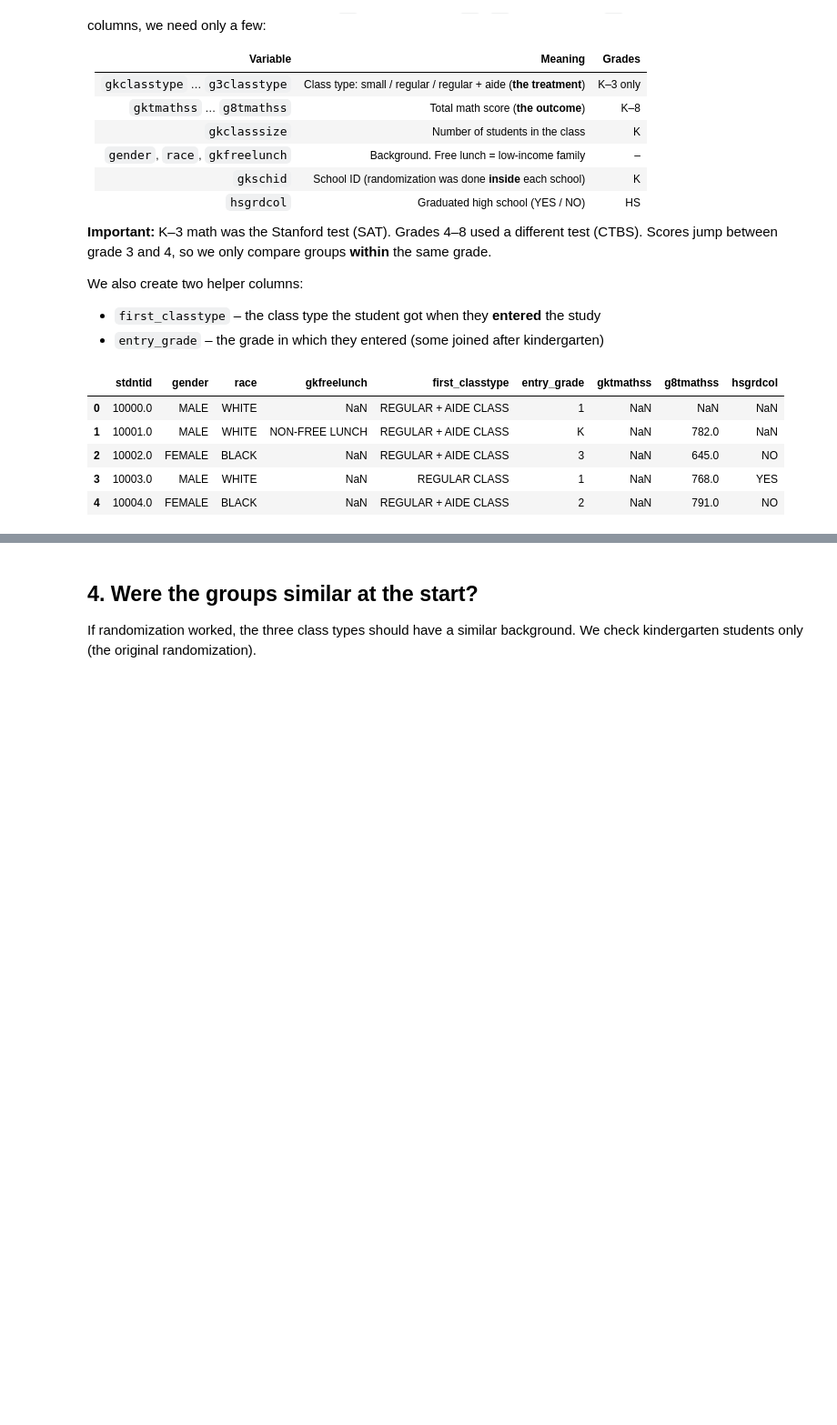
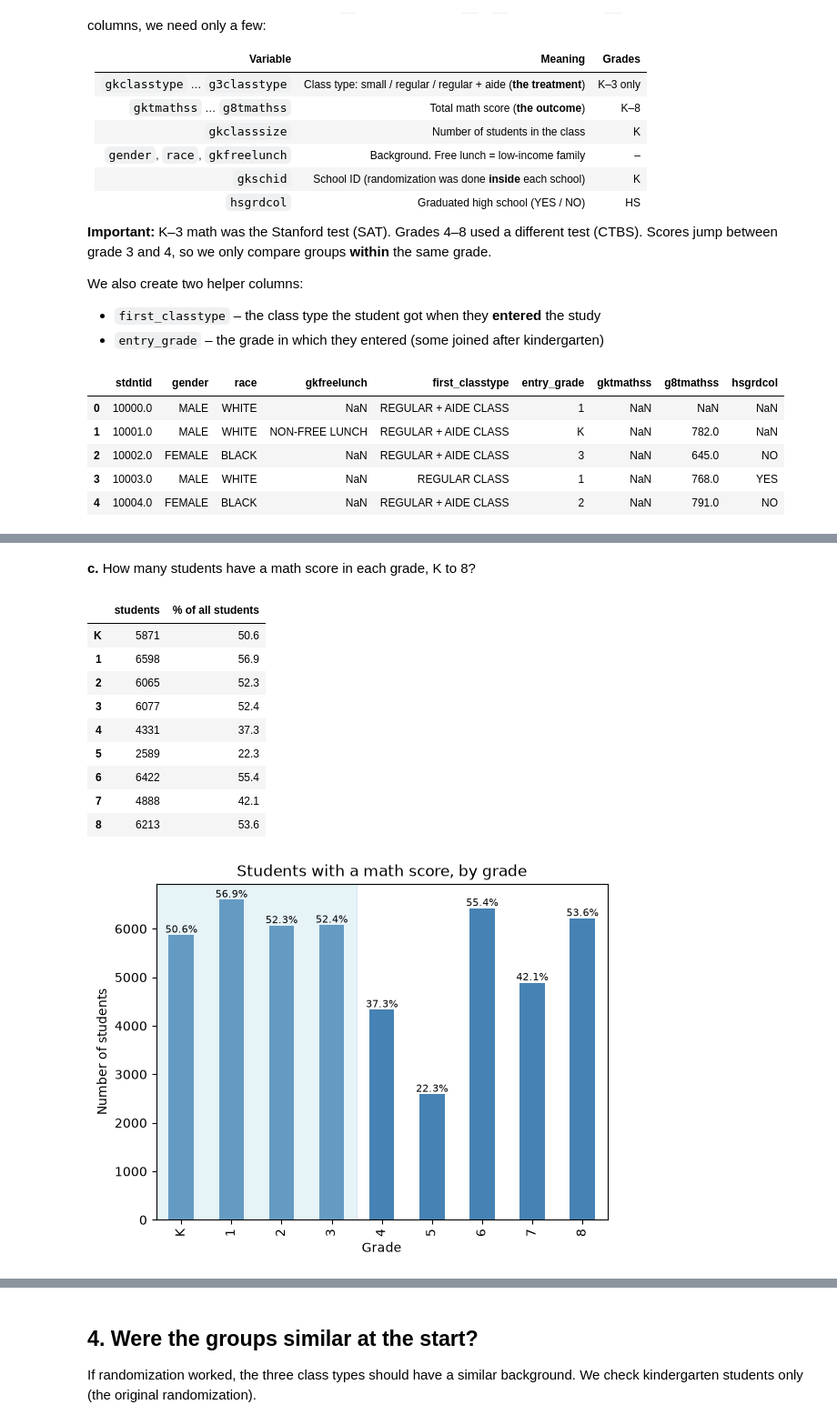
Before and after one commit to itai-wachtel/star-stat-project, a Jupyter notebook: notebooks/01_explore_data.ipynb, the cells around one changed output, grey strips where cells are left out. Shown at 91% size. Drawn from its saved outputs; the diff is of its cells as text; code cells hidden in the pictures; blank space fills up the shorter version.

```diff
--- a/notebooks/01_explore_data.ipynb
+++ b/notebooks/01_explore_data.ipynb
@@ -119,0 +125,28 @@ dtype: int64
+# %% [markdown]
+**c.** How many students have a math score in each grade, K to 8?
+# %%
+n_scores = pd.DataFrame(index=grade_labels)
+n_scores["students"] = [df[col].notna().sum() for col in math_cols]
+n_scores["% of all students"] = (n_scores["students"] / len(df) * 100).round(1)
+display(n_scores)
+
+# chart, with the % written on top of each bar
+ax = n_scores["students"].plot(kind="bar", color="steelblue", title="Students with a math score, by grade")
+for i, (n, p) in enumerate(zip(n_scores["students"], n_scores["% of all students"])):
+    ax.text(i, n + 50, f"{p}%", ha="center", fontsize=8)
+plt.axvspan(-0.5, 3.5, color="lightblue", alpha=0.3)   # experiment years
+plt.xlabel("Grade")
+plt.ylabel("Number of students")
+plt.show()
+# %% [output]
+|  | students | % of all students |
+| K | 5871 | 50.6 |
+| 1 | 6598 | 56.9 |
+| 2 | 6065 | 52.3 |
+| 3 | 6077 | 52.4 |
+| 4 | 4331 | 37.3 |
+| 5 | 2589 | 22.3 |
+| 6 | 6422 | 55.4 |
+| 7 | 4888 | 42.1 |
+| 8 | 6213 | 53.6 |
+[figure, added]
```
Also changed, not shown: parts of 7 cells of this notebook.
